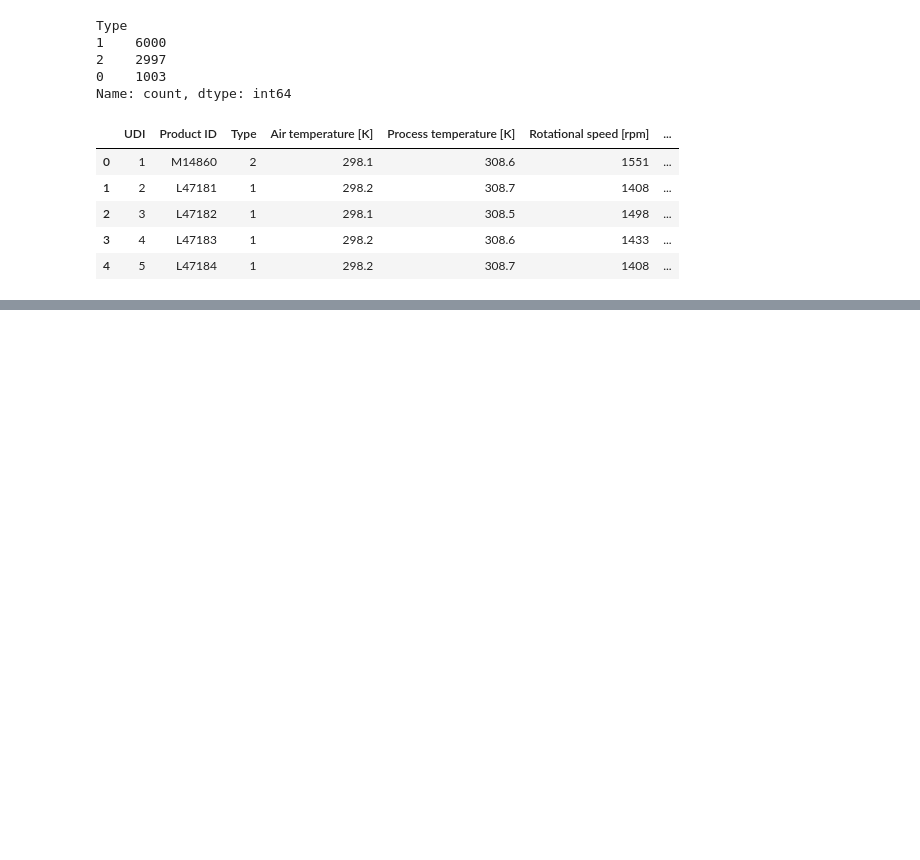
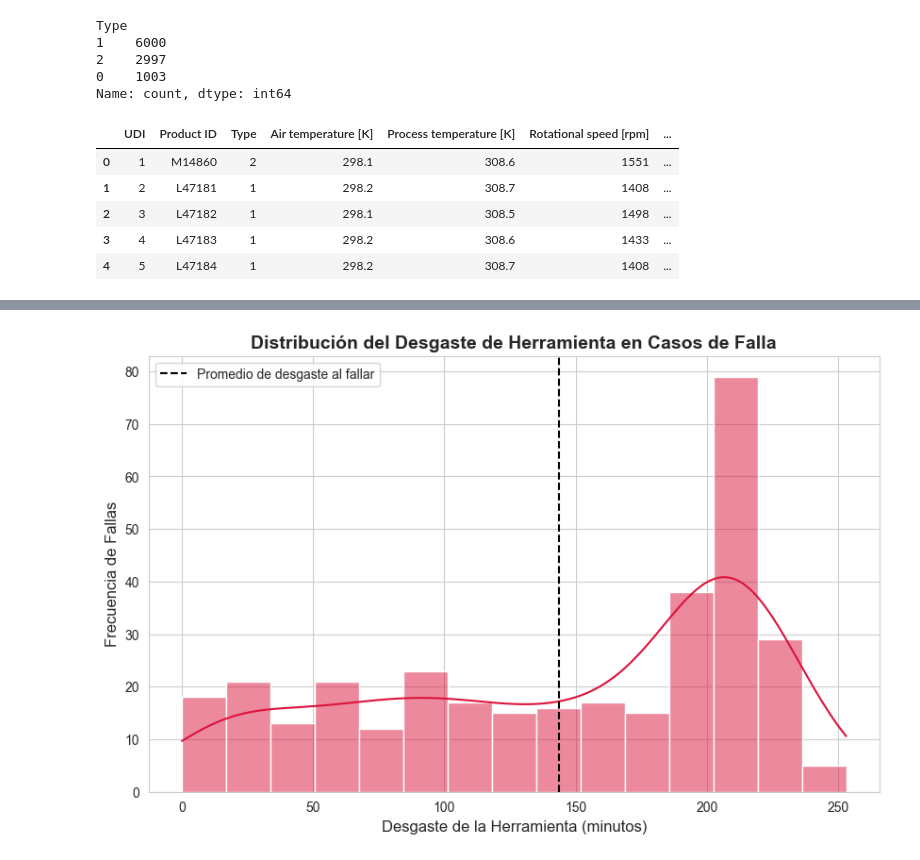
Before and after one commit to lufebe05/project_IA, a Jupyter notebook: notebooks/02_inicio_EDA.ipynb, the cells around one changed output, grey strips where cells are left out. Saved outputs shown, nothing was run; the diff lists cells and outputs as text; code cells hidden in the pictures; blank space fills up the shorter version.

```diff
--- a/notebooks/02_inicio_EDA.ipynb
+++ b/notebooks/02_inicio_EDA.ipynb
@@ -37,0 +303,29 @@ df.head()
+# %%
+import matplotlib.pyplot as plt
+import seaborn as sns
+
+# 1. Filtramos los datos y configuramos el lienzo
+plt.figure(figsize=(10, 6))
+sns.set_style("whitegrid")
+
+# 2. Creamos el histograma específico para fallas
+# Usamos 'data', color específico y aumentamos los bins para ver más detalle
+sns.histplot(data=data[data['Machine failure'] == 1],
+             x='Tool wear [min]',
+             kde=True,
+             color='crimson',
+             bins=15)
+
+# 3. Personalización profesional
+plt.title('Distribución del Desgaste de Herramienta en Casos de Falla', fontsize=14, fontweight='bold')
+plt.xlabel('Desgaste de la Herramienta (minutos)', fontsize=12)
+plt.ylabel('Frecuencia de Fallas', fontsize=12)
+
+# 4. Añadimos una línea promedio para dar contexto
+plt.axvline(data[data['Machine failure'] == 1]['Tool wear [min]'].mean(),
+            color='black', linestyle='--', label='Promedio de desgaste al fallar')
+plt.legend()
+
+plt.show()
+# %% [output]
+[figure, added]
```
Also changed, not shown: parts of 62 cells of this notebook, 2 other files.
